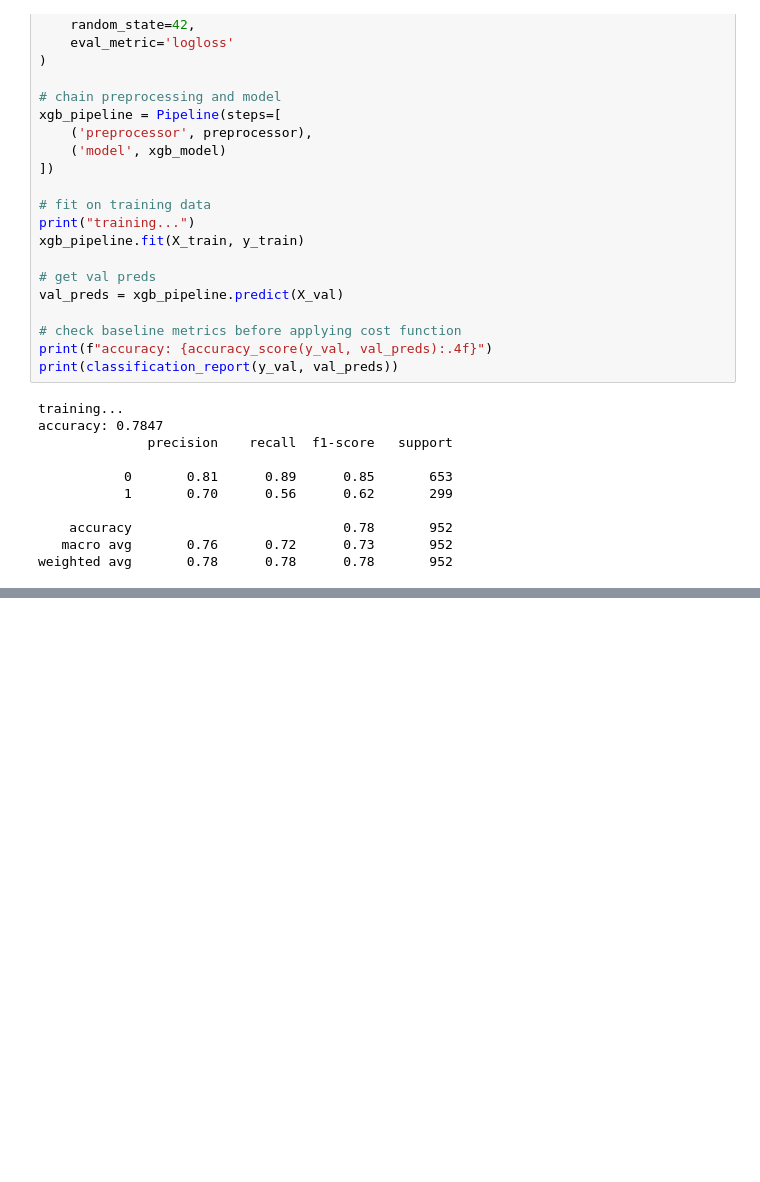
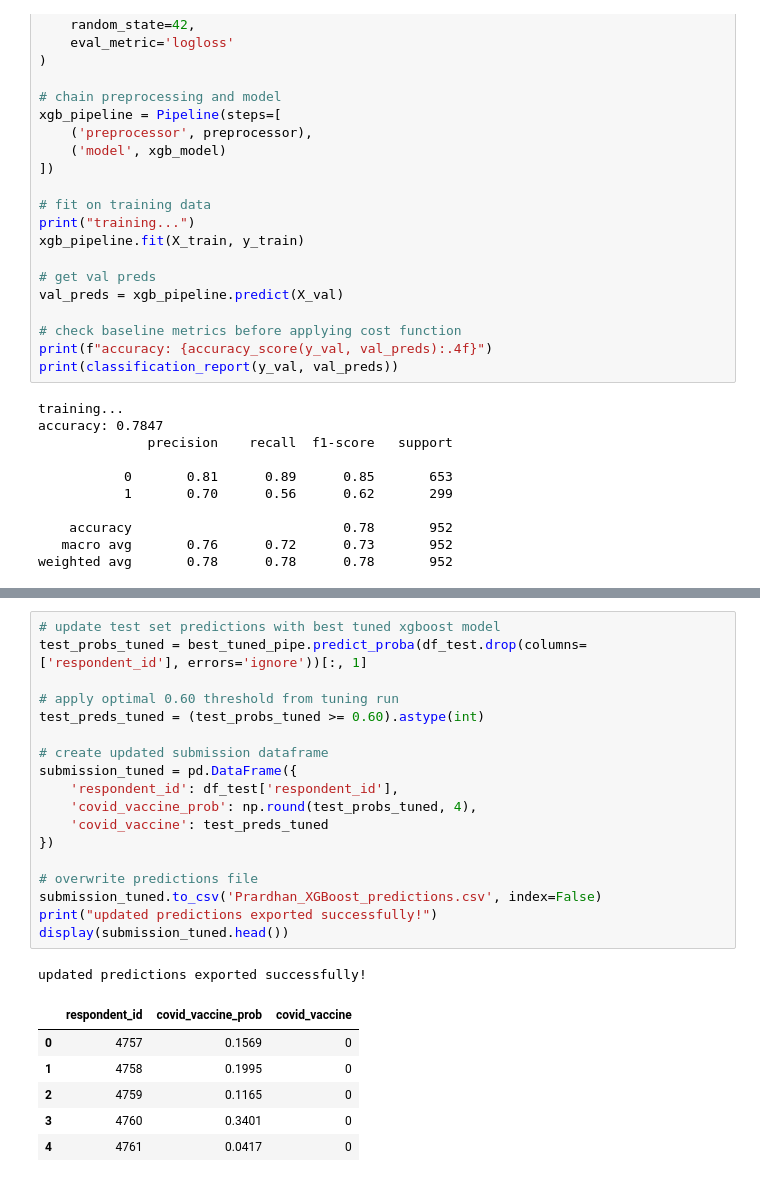
Before and after one commit to UH-HACKATHON-TEAMN/Hackathon-Town-C, a Jupyter notebook: Prardhan_EDA_Models.ipynb, the cells around one changed output, grey strips where cells are left out. Cells and saved outputs as stored; diff of their text form; blank space fills up the shorter version.

```diff
--- a/Prardhan_EDA_Models.ipynb
+++ b/Prardhan_EDA_Models.ipynb
@@ -240,0 +387,26 @@ Passing `palette` without assigning `hue` is deprecated and will be removed in v
+# %%
+# update test set predictions with best tuned xgboost model
+test_probs_tuned = best_tuned_pipe.predict_proba(df_test.drop(columns=['respondent_id'], errors='ignore'))[:, 1]
+
+# apply optimal 0.60 threshold from tuning run
+test_preds_tuned = (test_probs_tuned >= 0.60).astype(int)
+
+# create updated submission dataframe
+submission_tuned = pd.DataFrame({
+    'respondent_id': df_test['respondent_id'],
+    'covid_vaccine_prob': np.round(test_probs_tuned, 4),
+    'covid_vaccine': test_preds_tuned
+})
+
+# overwrite predictions file
+submission_tuned.to_csv('Prardhan_XGBoost_predictions.csv', index=False)
+print("updated predictions exported successfully!")
+display(submission_tuned.head())
+# %% [output]
+updated predictions exported successfully!
+|  | respondent_id | covid_vaccine_prob | covid_vaccine |
+| 0 | 4757 | 0.1569 | 0 |
+| 1 | 4758 | 0.1995 | 0 |
+| 2 | 4759 | 0.1165 | 0 |
+| 3 | 4760 | 0.3401 | 0 |
+| 4 | 4761 | 0.0417 | 0 |
```
Also changed, not shown: parts of 5 cells of this notebook.
